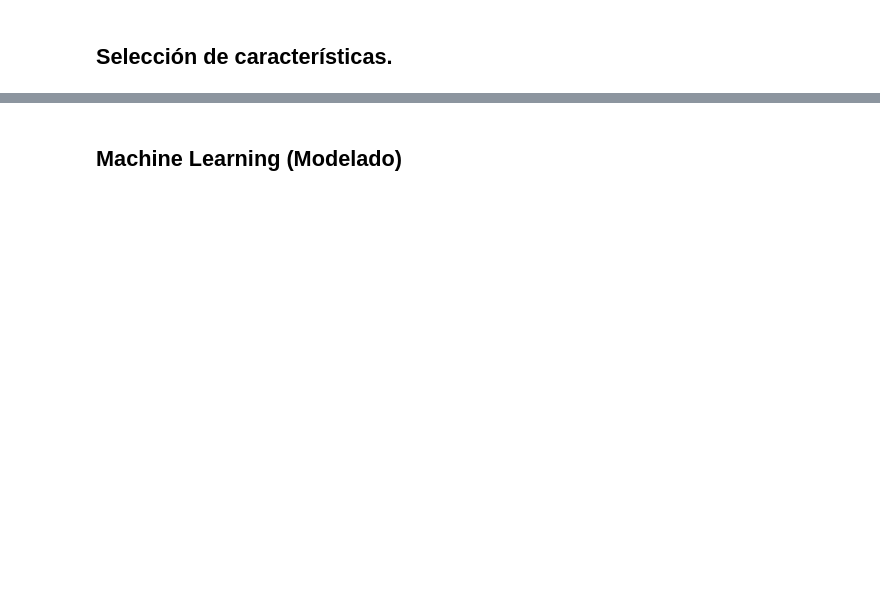
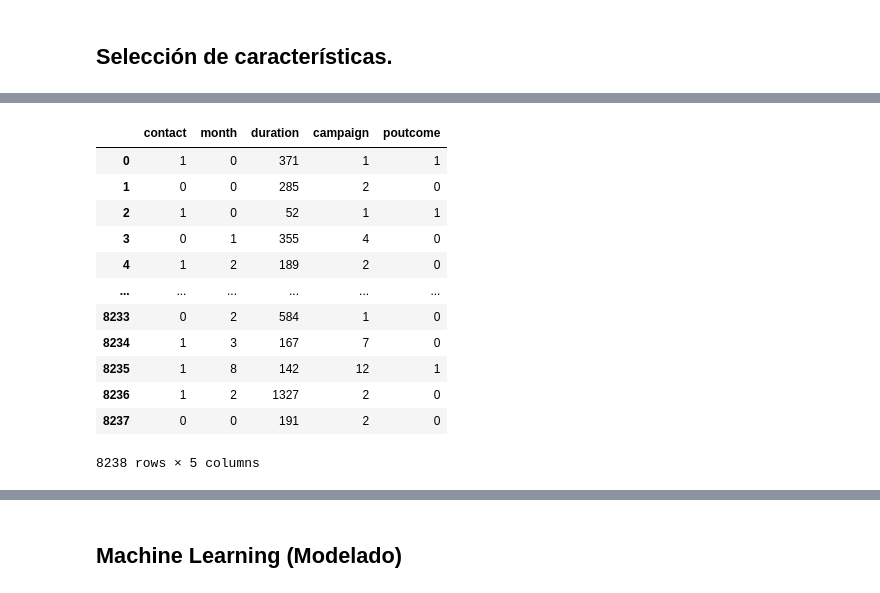
Before and after one commit to 4GeeksAcademy/sarayruiz---Machine-Learning, a Jupyter notebook: src/01-logistic-regression.ipynb, the cells around one changed output, grey strips where cells are left out. Drawn from its saved outputs; the diff is of its cells as text; code cells hidden in the pictures; blank space fills up the shorter version.

```diff
--- a/src/01-logistic-regression.ipynb
+++ b/src/01-logistic-regression.ipynb
@@ -535,0 +538,16 @@ Index(['contact', 'month', 'duration', 'campaign', 'poutcome'], dtype='object')
+# %%
+X_test_sel
+# %% [output]
+|  | contact | month | duration | campaign | poutcome |
+| 0 | 1 | 0 | 371 | 1 | 1 |
+| 1 | 0 | 0 | 285 | 2 | 0 |
+| 2 | 1 | 0 | 52 | 1 | 1 |
+| 3 | 0 | 1 | 355 | 4 | 0 |
+| 4 | 1 | 2 | 189 | 2 | 0 |
+| ... | ... | ... | ... | ... | ... |
+| 8233 | 0 | 2 | 584 | 1 | 0 |
+| 8234 | 1 | 3 | 167 | 7 | 0 |
+| 8235 | 1 | 8 | 142 | 12 | 1 |
+| 8236 | 1 | 2 | 1327 | 2 | 0 |
+| 8237 | 0 | 0 | 191 | 2 | 0 |
+8238 rows × 5 columns
```
Also changed, not shown: parts of 20 cells of this notebook.
